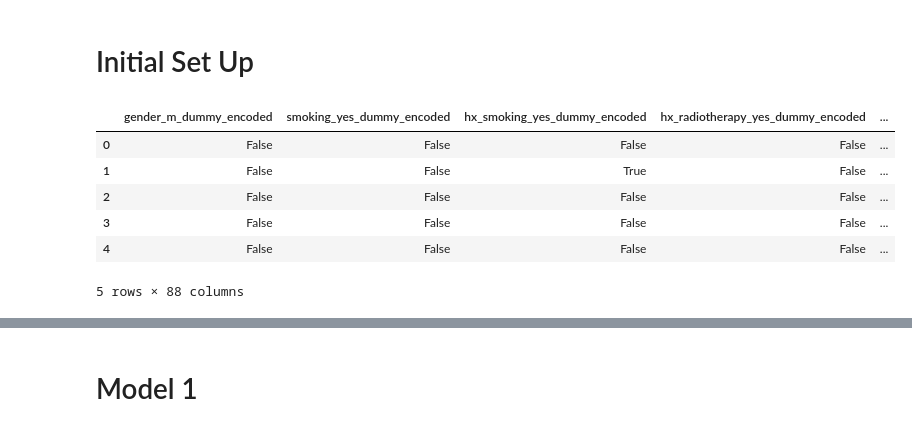
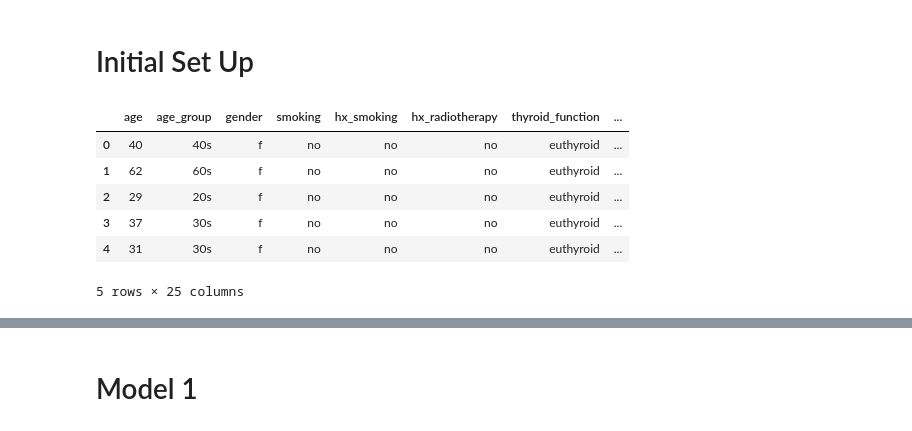
Before and after one commit to madmaxtoastflytiger/CaptStone2-Thyroid-Disease, a Jupyter notebook: 5_ThyroidDisease_Modeling.ipynb, the cells around one changed output, grey strips where cells are left out. Saved outputs shown, nothing was run; the diff lists cells and outputs as text; code cells hidden in the pictures.

```diff
--- a/5_ThyroidDisease_Modeling.ipynb
+++ b/5_ThyroidDisease_Modeling.ipynb
@@ -17,13 +24,15 @@ import MyCustDataSciLib as MyCustDataSciLib
 # %%
-# Load your cleaned CSV file
-df = pd.read_csv('4_Thyroid_Disease_FeatureEngineer.csv') # Change it to Thyroid_Disease_EDA
+# Load training CSV file
+df_train = pd.read_csv('4_Thyroid_Disease_FeatureEngineer_train.csv')
+
+df_test = pd.read_csv('4_Thyroid_Disease_FeatureEngineer_test.csv')
 # %%
-df.head()
+df_train.head()
 # %% [output]
-|  | gender_m_dummy_encoded | smoking_yes_dummy_encoded | hx_smoking_yes_dummy_encoded | hx_radiotherapy_yes_dummy_encoded | ... |
-| 0 | False | False | False | False | ... |
-| 1 | False | False | True | False | ... |
-| 2 | False | False | False | False | ... |
-| 3 | False | False | False | False | ... |
-| 4 | False | False | False | False | ... |
+|  | age | age_group | gender | smoking | hx_smoking | hx_radiotherapy | thyroid_function | ... |
+| 0 | 40 | 40s | f | no | no | no | euthyroid | ... |
+| 1 | 62 | 60s | f | no | no | no | euthyroid | ... |
+| 2 | 29 | 20s | f | no | no | no | euthyroid | ... |
+| 3 | 37 | 30s | f | no | no | no | euthyroid | ... |
+| 4 | 31 | 30s | f | no | no | no | euthyroid | ... |
-5 rows × 88 columns
+5 rows × 25 columns
```
Also changed, not shown: parts of 11 cells of this notebook, 5 other files.
